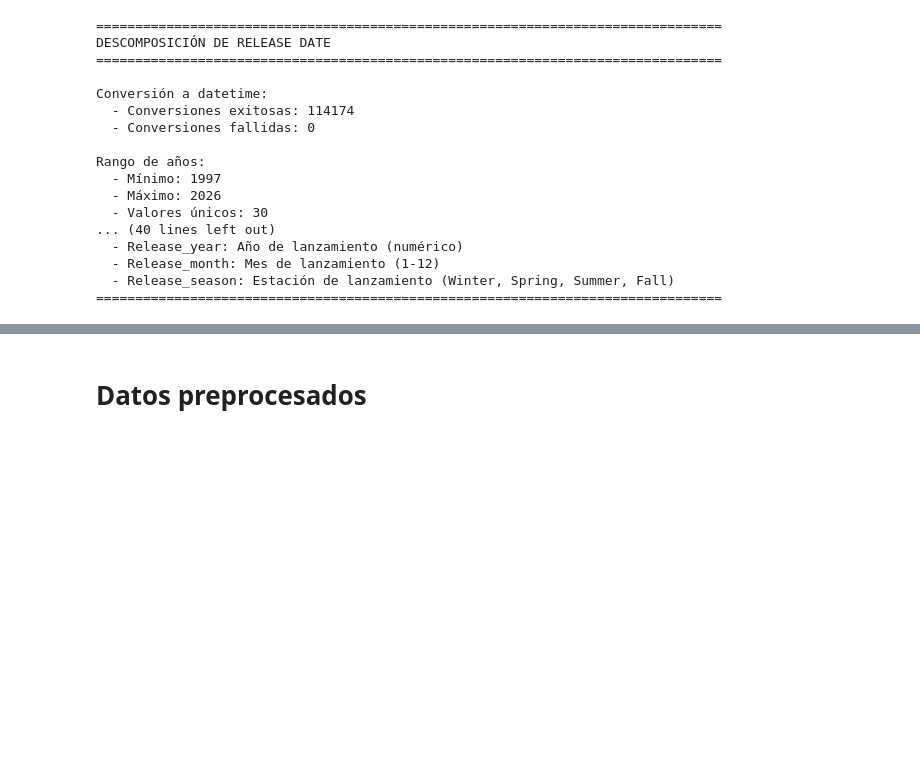
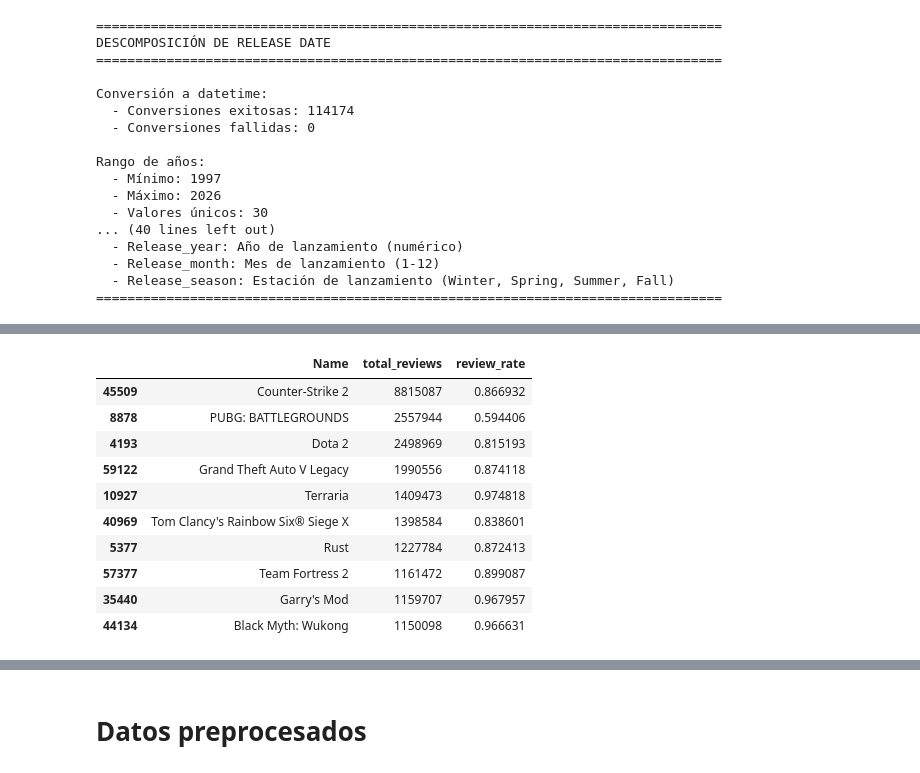
Before and after one commit to David-Felipe/ProyectoMineriaDatos, a Jupyter notebook: Iteracion 1/Codigo/Proyecto_Minería_de_Datos.ipynb, the cells around one changed output, grey strips where cells are left out. Saved outputs shown, nothing was run; the diff lists cells and outputs as text; code cells hidden in the pictures; blank space fills up the shorter version.

```diff
--- a/Iteracion 1/Codigo/Proyecto_Minería_de_Datos.ipynb
+++ b/Iteracion 1/Codigo/Proyecto_Minería_de_Datos.ipynb
@@ -1198,0 +1217,20 @@ Rango de años:
+# %%
+# Tasa de reseñas positivas
+data['total_reviews'] = data['Positive'] + data['Negative']
+data['review_rate'] = data['Positive'] / data['total_reviews'].replace(0, pd.NA)
+
+#data[['Name','total_reviews','review_rate']].head(10)
+#data.groupby('total_reviews')[['Name','total_reviews','review_rate']].head(10)
+data.sort_values(by='total_reviews',ascending=False)[['Name','total_reviews','review_rate']].head(10)
+# %% [output]
+|  | Name | total_reviews | review_rate |
+| 45509 | Counter-Strike 2 | 8815087 | 0.866932 |
+| 8878 | PUBG: BATTLEGROUNDS | 2557944 | 0.594406 |
+| 4193 | Dota 2 | 2498969 | 0.815193 |
+| 59122 | Grand Theft Auto V Legacy | 1990556 | 0.874118 |
+| 10927 | Terraria | 1409473 | 0.974818 |
+| 40969 | Tom Clancy's Rainbow Six® Siege X | 1398584 | 0.838601 |
+| 5377 | Rust | 1227784 | 0.872413 |
+| 57377 | Team Fortress 2 | 1161472 | 0.899087 |
+| 35440 | Garry's Mod | 1159707 | 0.967957 |
+| 44134 | Black Myth: Wukong | 1150098 | 0.966631 |
```
Also changed, not shown: parts of 3 cells of this notebook.
